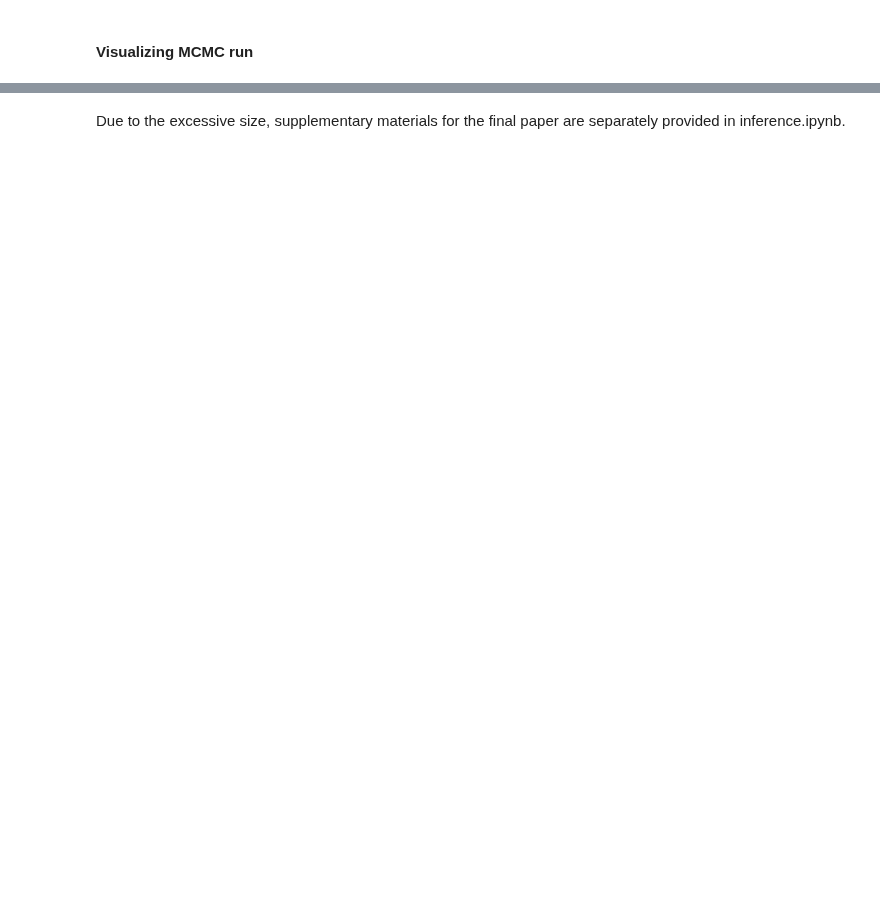
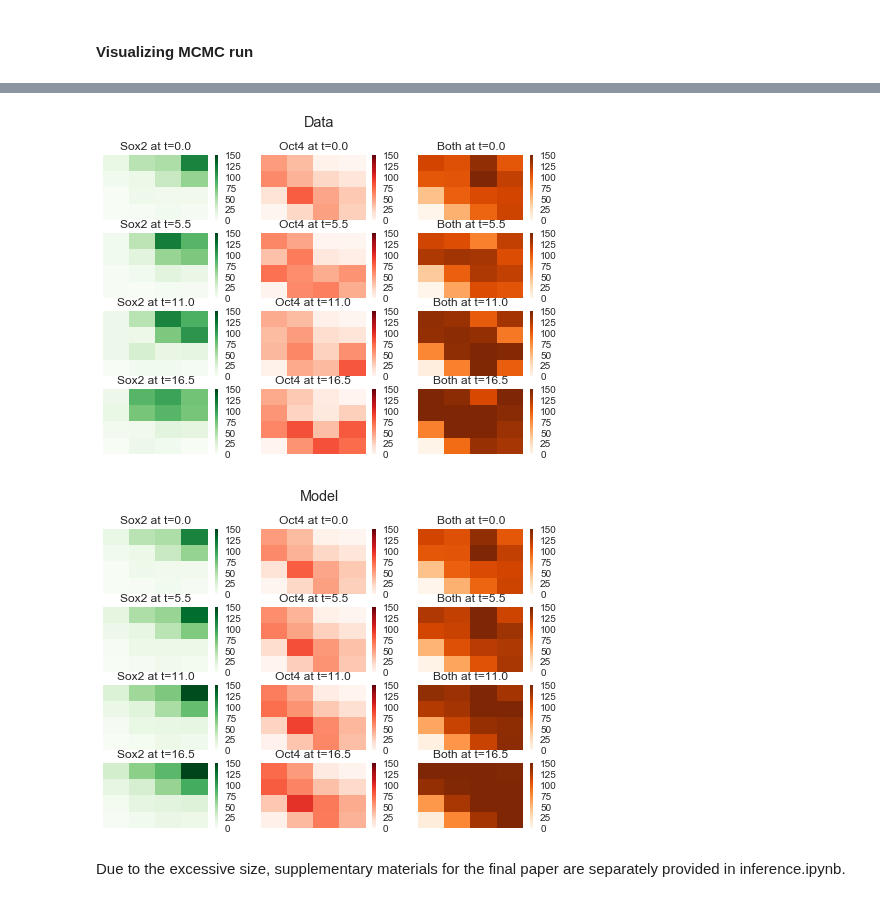
Before and after one commit to tessadgreen/cellfate, a Jupyter notebook: Tutorial.ipynb, the cells around one changed output, grey strips where cells are left out. Saved outputs shown, nothing was run; the diff lists cells and outputs as text; code cells hidden in the pictures; blank space fills up the shorter version.

```diff
--- a/Tutorial.ipynb
+++ b/Tutorial.ipynb
@@ -512,2 +455,7 @@ k_mov = 0.00022
+# %%
+plot_heatmap(k_4x4_coupled, bin_6x6, True)
+# %% [output]
+[figure, added]
+[figure, added]
 # %% [markdown]
 Due to the excessive size, supplementary materials for the final paper are separately provided in inference.ipynb.
```
Also changed, not shown: parts of 12 cells of this notebook, 12 other files.
